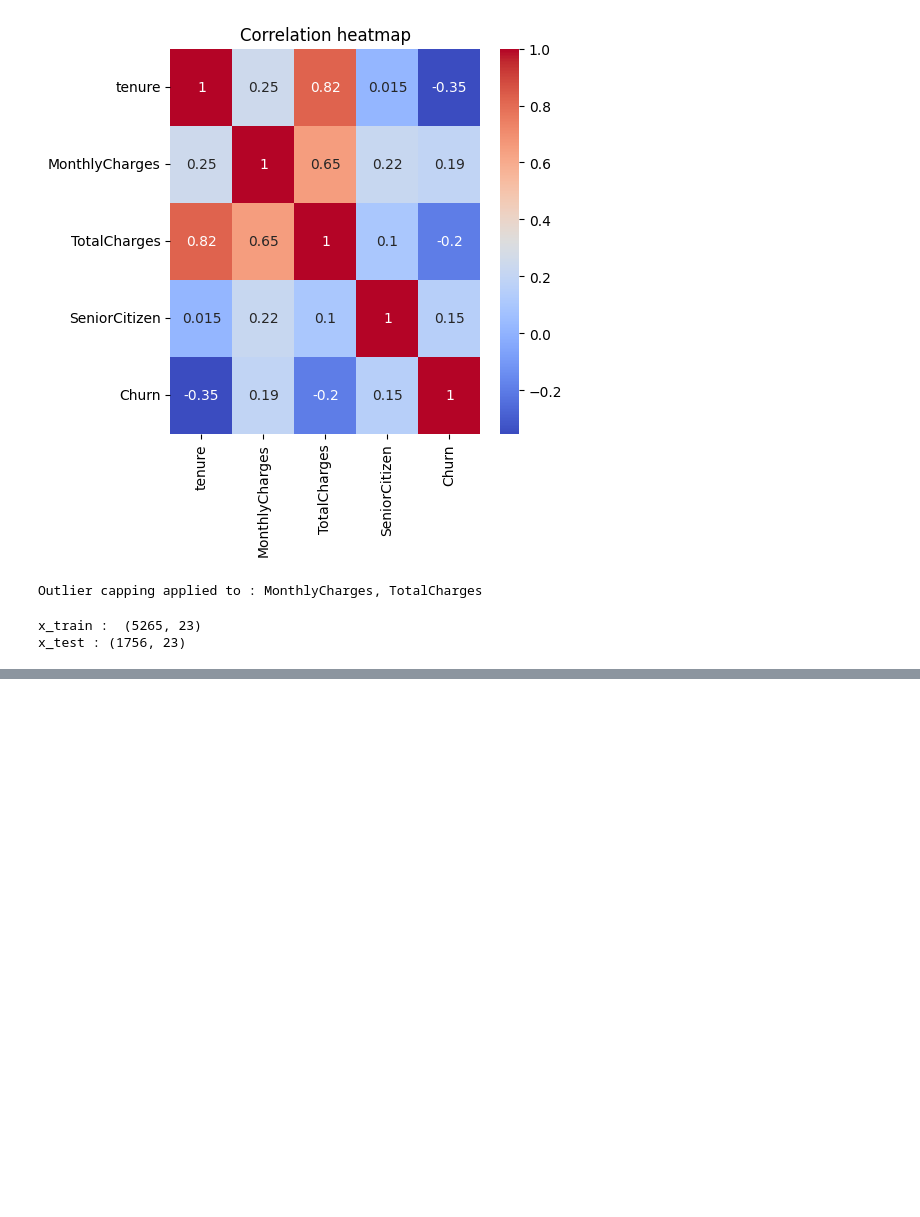
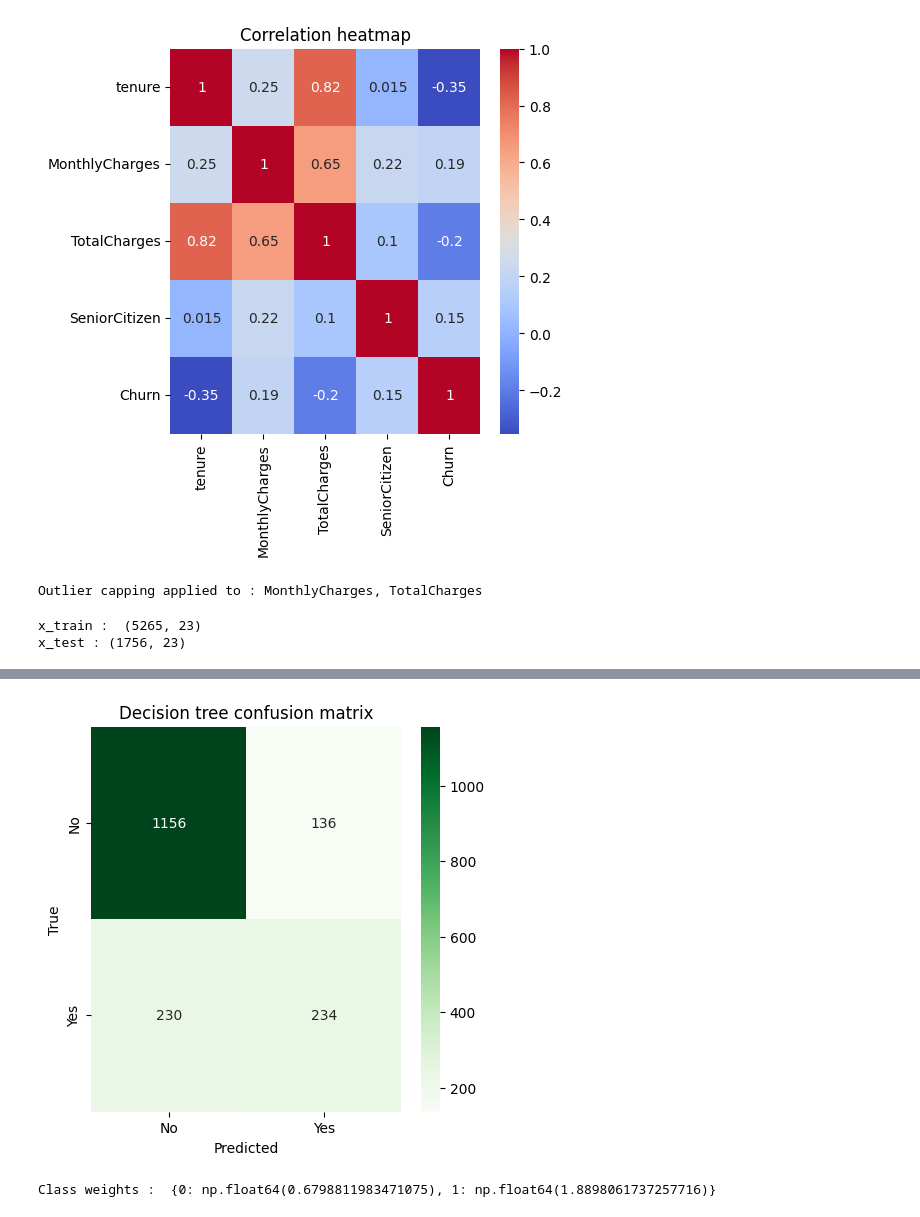
Before and after one commit to Naduli48/Telco_customer_churn_prediction, a Jupyter notebook: Telco_customer_churn_prediction.ipynb, the cells around one changed output, grey strips where cells are left out. Drawn from its saved outputs; the diff is of its cells as text; code cells hidden in the pictures; blank space fills up the shorter version.

```diff
--- a/Telco_customer_churn_prediction.ipynb
+++ b/Telco_customer_churn_prediction.ipynb
@@ -323,0 +271,15 @@ weighted avg       0.78      0.79      0.78      1756
+# %%
+#Decision tree
+dt_param_grid = {
+    'max_depth': [3,5,7,9],
+    'min_samples_split': [2,10,20],
+    'criterion': ['gini','entropy']
+}
+
+dt_clf = DecisionTreeClassifier(random_state=42)
+dt_grid = GridSearchCV(dt_clf, dt_param_grid, cv=5, scoring='roc_auc',n_jobs=-1)
+dt_grid.fit(x_train,y_train)
+
+best_dt = dt_grid.best_estimator_
+print("Decision tree best params : ",dt_grid.best_params_)
+print("Decision tree CV best ROC-AUC : ",dt_grid.best_score_)
@@ -323,0 +289,6 @@ weighted avg       0.78      0.79      0.78      1756
+# %%
+#Evaluate on test set
+dt_proba = best_dt.predict_proba(x_test)[:,1]
+dt_pred = best_dt.predict(x_test)
+print("Decision tree test ROC-AUC : ",roc_auc_score(y_test, dt_proba))
+print("Decision tree classification report : \n",classification_report(y_test,dt_pred))
@@ -323,0 +306,11 @@ weighted avg       0.78      0.79      0.78      1756
+# %%
+#Confusion matrix
+cm_dt = confusion_matrix(y_test,dt_pred)
+plt.figure(figsize=(5,5))
+sns.heatmap(cm_dt, annot=True, fmt='d', cmap="Greens", xticklabels=['No','Yes'],yticklabels=['No','Yes'])
+plt.title('Decision tree confusion matrix')
+plt.ylabel('True')
+plt.xlabel('Predicted')
+plt.show()
+# %% [output]
+[figure, added]
@@ -323,0 +331,8 @@ weighted avg       0.78      0.79      0.78      1756
+# %%
+#Compute class weight to balance in training
+from sklearn.utils import class_weight
+class_weight = class_weight.compute_class_weight('balanced', classes=np.unique(y_train), y=y_train)
+class_weight_dict = dict(enumerate(class_weight))
+print("Class weights : ",class_weight_dict)
+# %% [output]
+Class weights :  {0: np.float64(0.6798811983471075), 1: np.float64(1.8898061737257716)}
```
Also changed, not shown: parts of 13 cells of this notebook.
